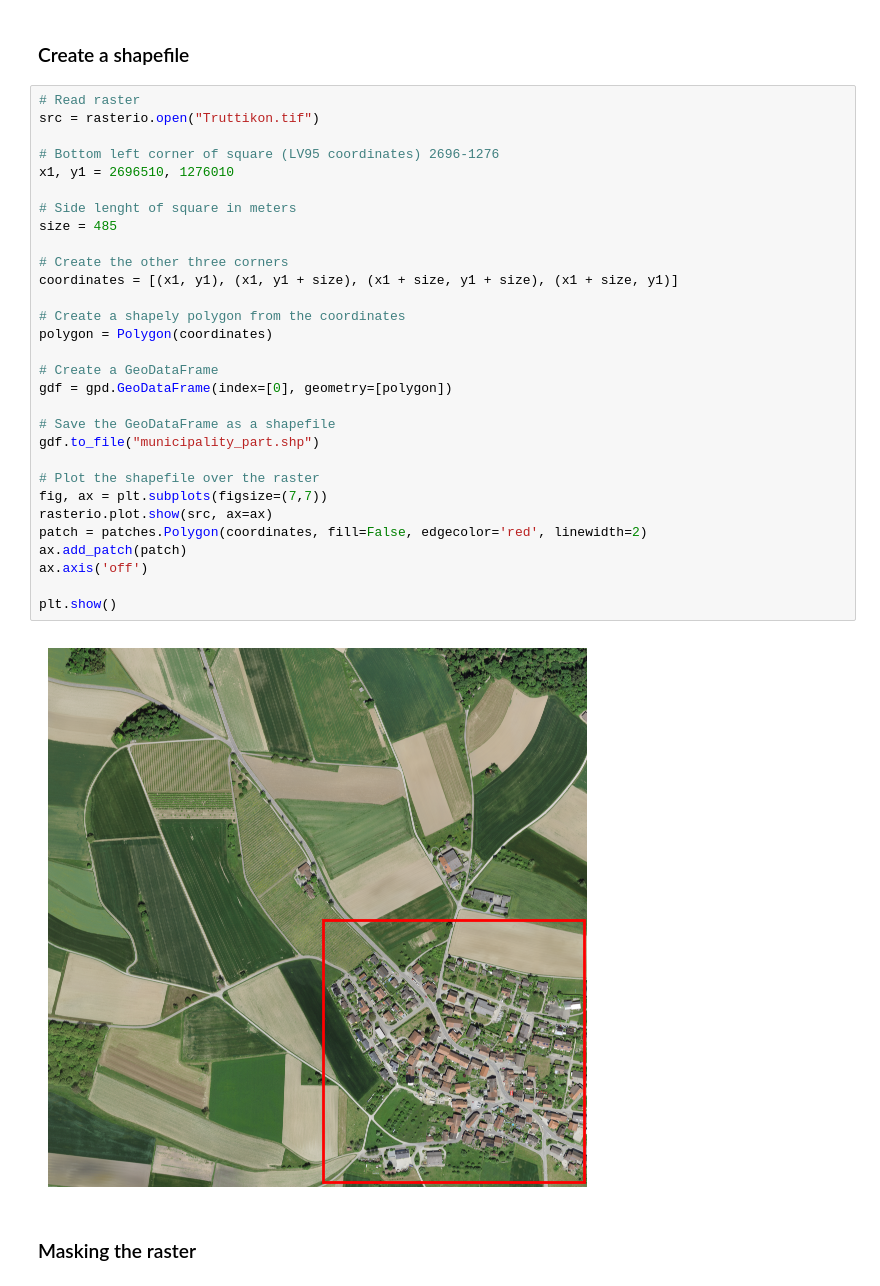
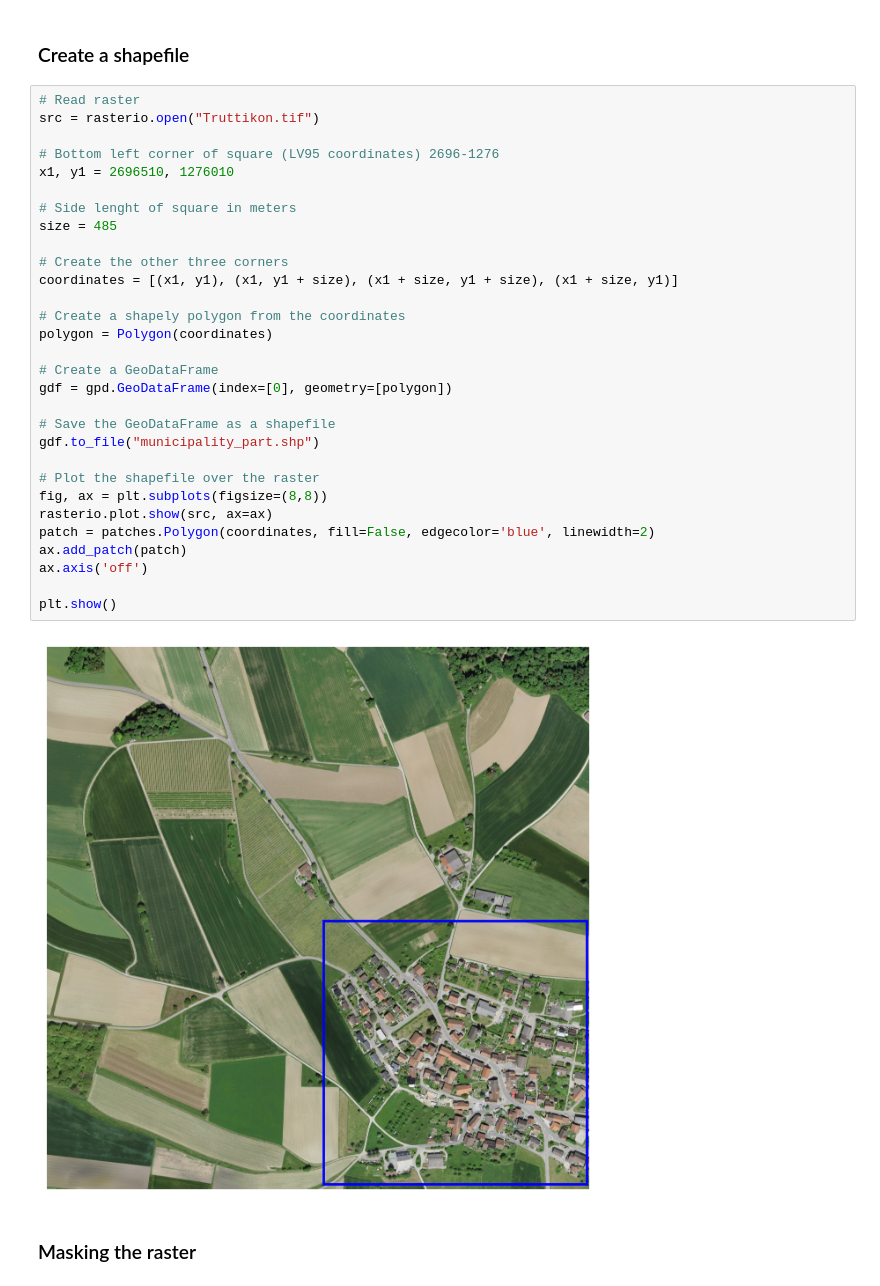
Before and after one commit to benlaender/ADS_Week_4, a Jupyter notebook: 06_Python_Raster_Data/Raster_Truttikon.ipynb, the cells around one changed output. Drawn from its saved outputs; the diff is of its cells as text.

```diff
--- a/06_Python_Raster_Data/Raster_Truttikon.ipynb
+++ b/06_Python_Raster_Data/Raster_Truttikon.ipynb
@@ -85,35 +85,35 @@ plt.show()
 # %%
 # Read raster
 src = rasterio.open("Truttikon.tif")
 
 # Bottom left corner of square (LV95 coordinates) 2696-1276
 x1, y1 = 2696510, 1276010
 
 # Side lenght of square in meters
 size = 485
 
 # Create the other three corners
 coordinates = [(x1, y1), (x1, y1 + size), (x1 + size, y1 + size), (x1 + size, y1)]
 
 # Create a shapely polygon from the coordinates
 polygon = Polygon(coordinates)
 
 # Create a GeoDataFrame
 gdf = gpd.GeoDataFrame(index=[0], geometry=[polygon])
 
 # Save the GeoDataFrame as a shapefile
 gdf.to_file("municipality_part.shp")
 
 # Plot the shapefile over the raster
-fig, ax = plt.subplots(figsize=(7,7))
+fig, ax = plt.subplots(figsize=(8,8))
 rasterio.plot.show(src, ax=ax)
-patch = patches.Polygon(coordinates, fill=False, edgecolor='red', linewidth=2)
+patch = patches.Polygon(coordinates, fill=False, edgecolor='blue', linewidth=2)
 ax.add_patch(patch)
 ax.axis('off')
 
 plt.show()
 # %% [output]
-[figure, old version]
+[figure, new version]
 # %% [markdown]
 ### Masking the raster
 # %%
```
Also changed, not shown: 1 other file.
